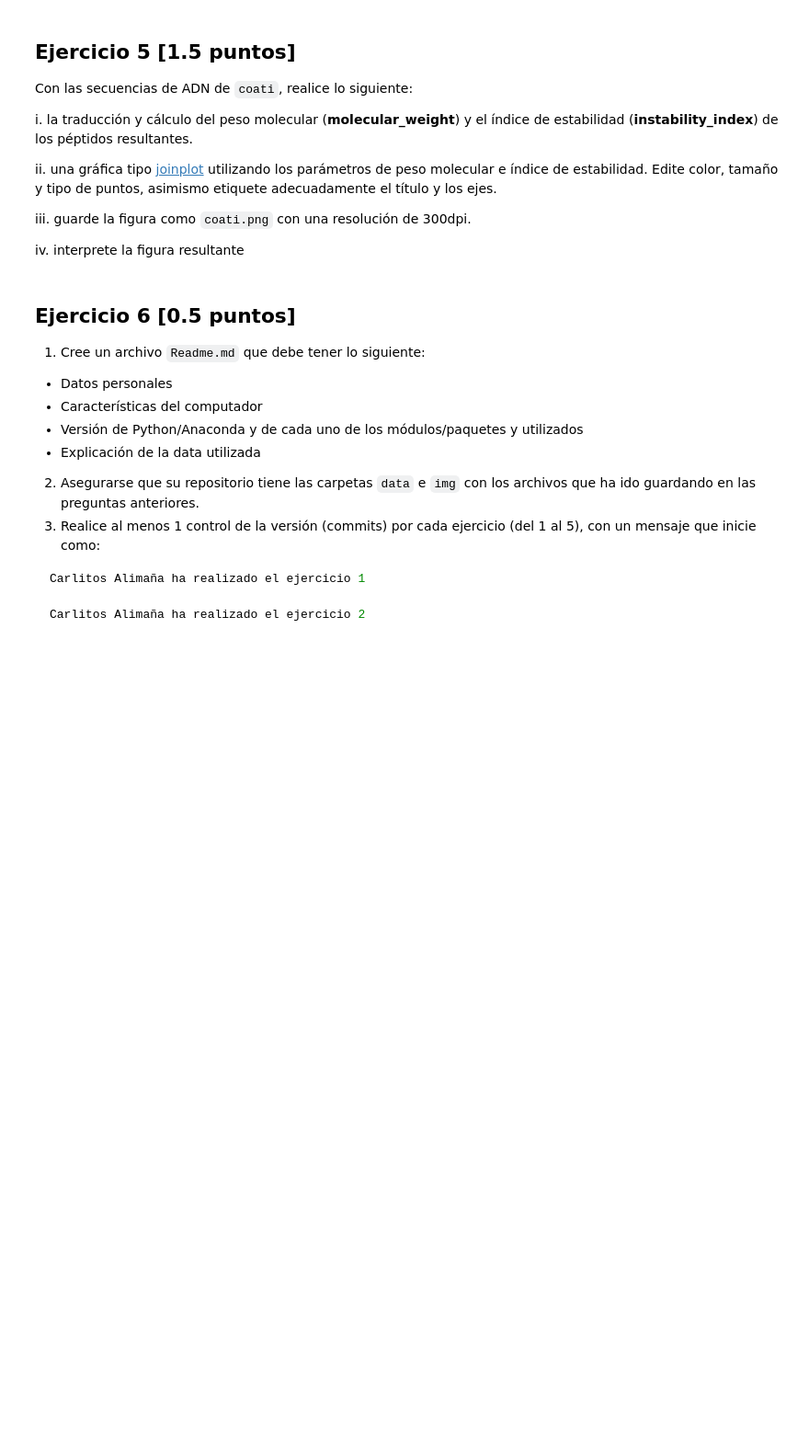
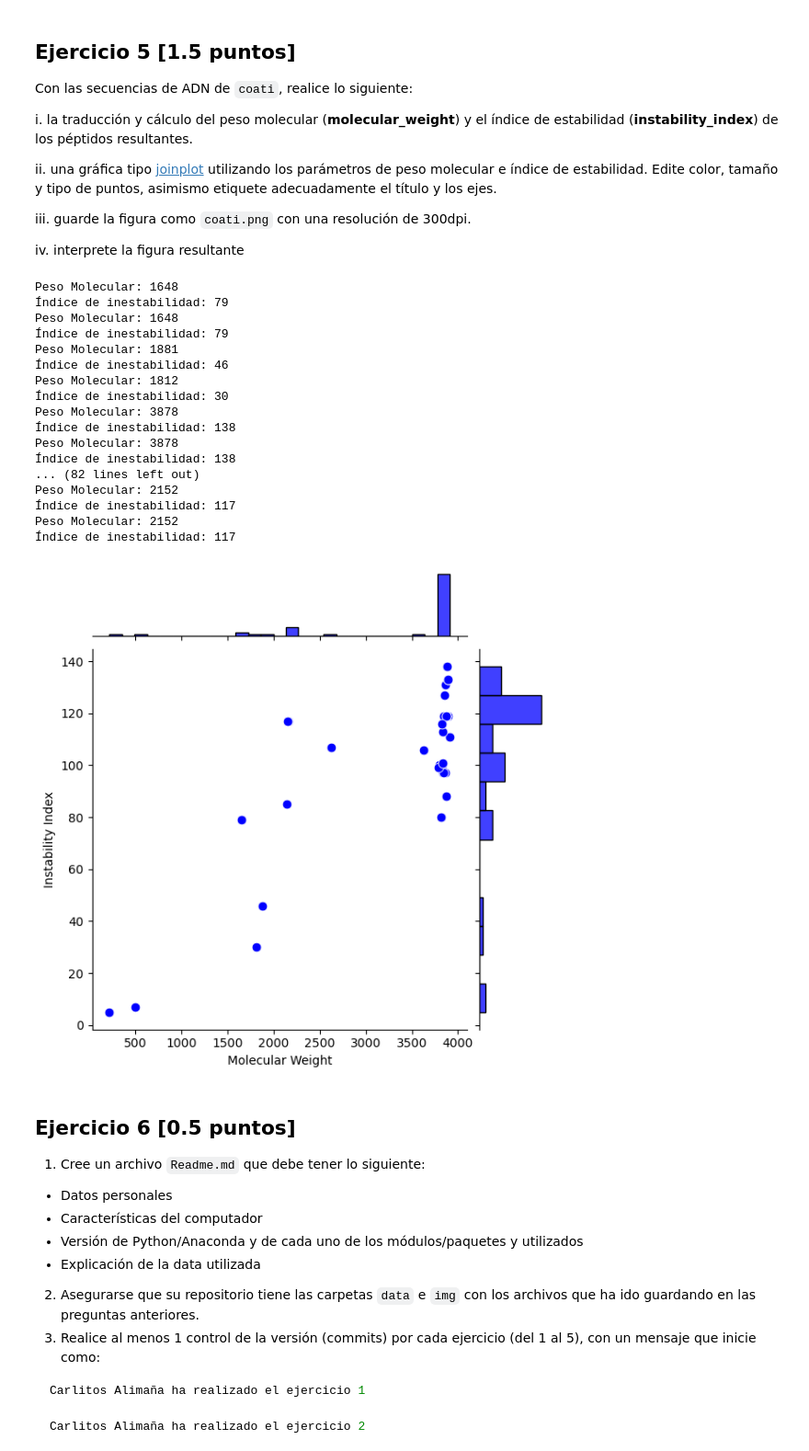
Before and after one commit to FarinosJhon/2022II_GBI6_exam2, a Jupyter notebook: 2022II_GBI6G01_ExamenPython.ipynb, the cells around one changed output. Shown: that part at 92% size. Drawn from its saved outputs; the diff is of its cells as text; code cells hidden in the pictures; blank space fills up the shorter version.

```diff
--- a/2022II_GBI6G01_ExamenPython.ipynb
+++ b/2022II_GBI6G01_ExamenPython.ipynb
@@ -113,3 +118,65 @@ iv. interprete la figura resultante
+# %%
+# Escriba aquí su código para el ejercicio 5
+#!pip install biopython
+#!pip install reportlab
+#!pip install nglview
+import numpy as np
+import matplotlib.pyplot as plt
+import matplotlib.mlab as mlab
+import math
+import seaborn as sns
+import pandas as pd
+from Bio import SeqIO
+from IPython.core.display import Image
+from Bio.Seq import Seq
+from Bio.SeqUtils.ProtParam import ProteinAnalysis
+
+#1. Peso Molecular e índice de inestabilidad.
+pm = []
+ines = []
+
+for seq_jhon in SeqIO.parse("data/coati.fasta", "fasta"):
+    secuen = seq_jhon.seq
+    gen = secuen.translate(table="Bacterial", to_stop=True)
+    analyz_secuen = ProteinAnalysis(str(gen))
+    pesoi = round(analyz_secuen.molecular_weight(), 2)
+    inesta = analyz_secuen.instability_index()
+
+    weight = int(pesoi)
+    inestability = int(inesta)
+
+    pm.append(weight)
+    ines.append(inestability)
+
+    print("Peso Molecular:", weight)
+    print("Índice de inestabilidad:", inestability)
+
+#2. Gráfica tipo joinplot utilizando los parámetros de peso molecular e índice de estabilidad.
+
+data = pd.DataFrame({"lista1": pm, "lista2": ines})
+plot = sns.jointplot(data=data, x="lista1", y="lista2", color="blue", marker="o", s=60)
+plot.set_axis_labels(xlabel="Molecular Weight", ylabel="Instability Index")
+plt.savefig("data/coati.png")
+plt.show()
+# %% [output]
+Peso Molecular: 1648
+Índice de inestabilidad: 79
+Peso Molecular: 1648
+Índice de inestabilidad: 79
+Peso Molecular: 1881
+Índice de inestabilidad: 46
+Peso Molecular: 1812
+Índice de inestabilidad: 30
+Peso Molecular: 3878
+Índice de inestabilidad: 138
+Peso Molecular: 3878
+Índice de inestabilidad: 138
+... (82 lines left out)
+Peso Molecular: 2152
+Índice de inestabilidad: 117
+Peso Molecular: 2152
+Índice de inestabilidad: 117
+[figure, added]
 # %% [markdown]
 ## Ejercicio 6 [0.5 puntos]
 
```
Also changed, not shown: parts of 3 cells of this notebook, 2 other files.
